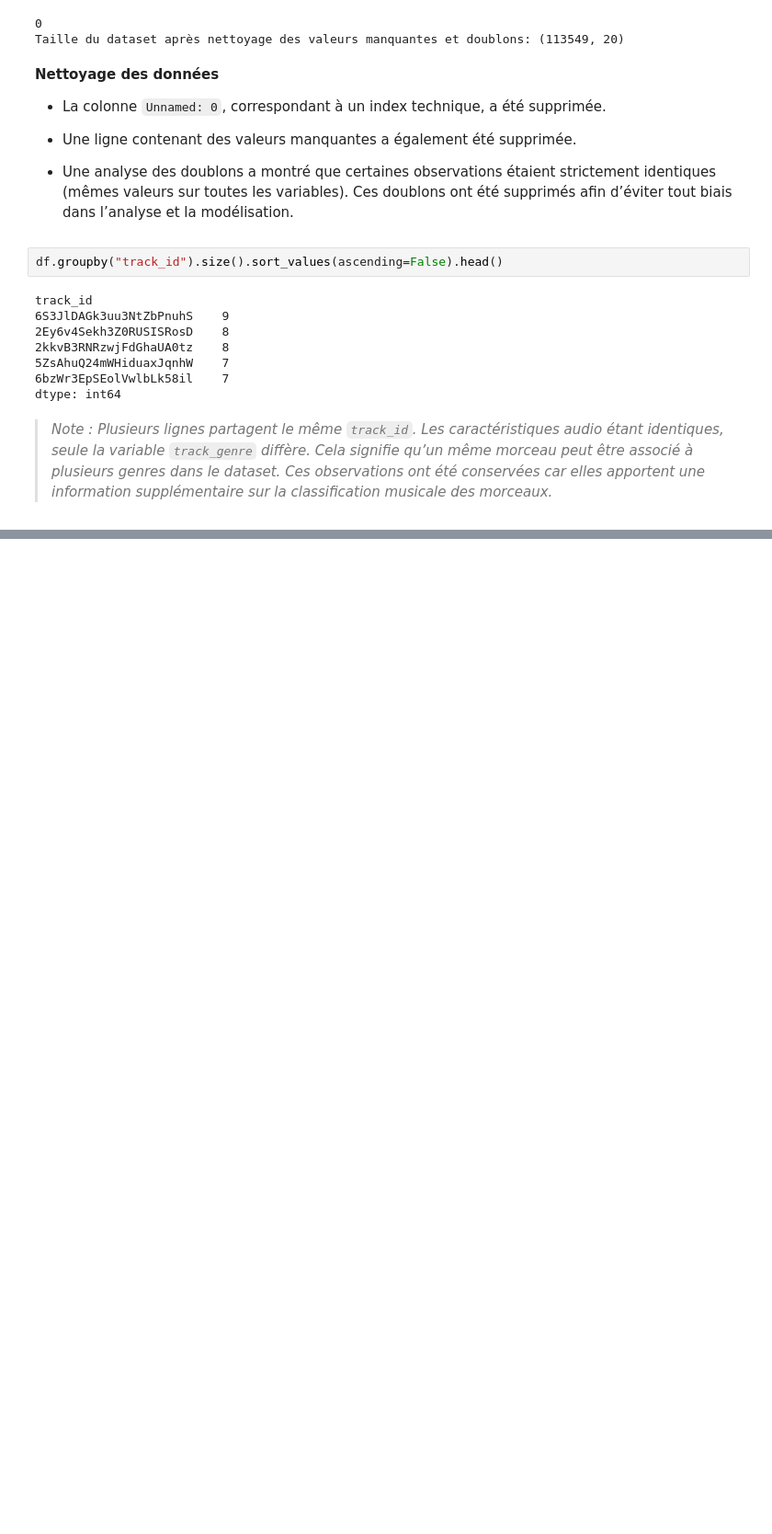
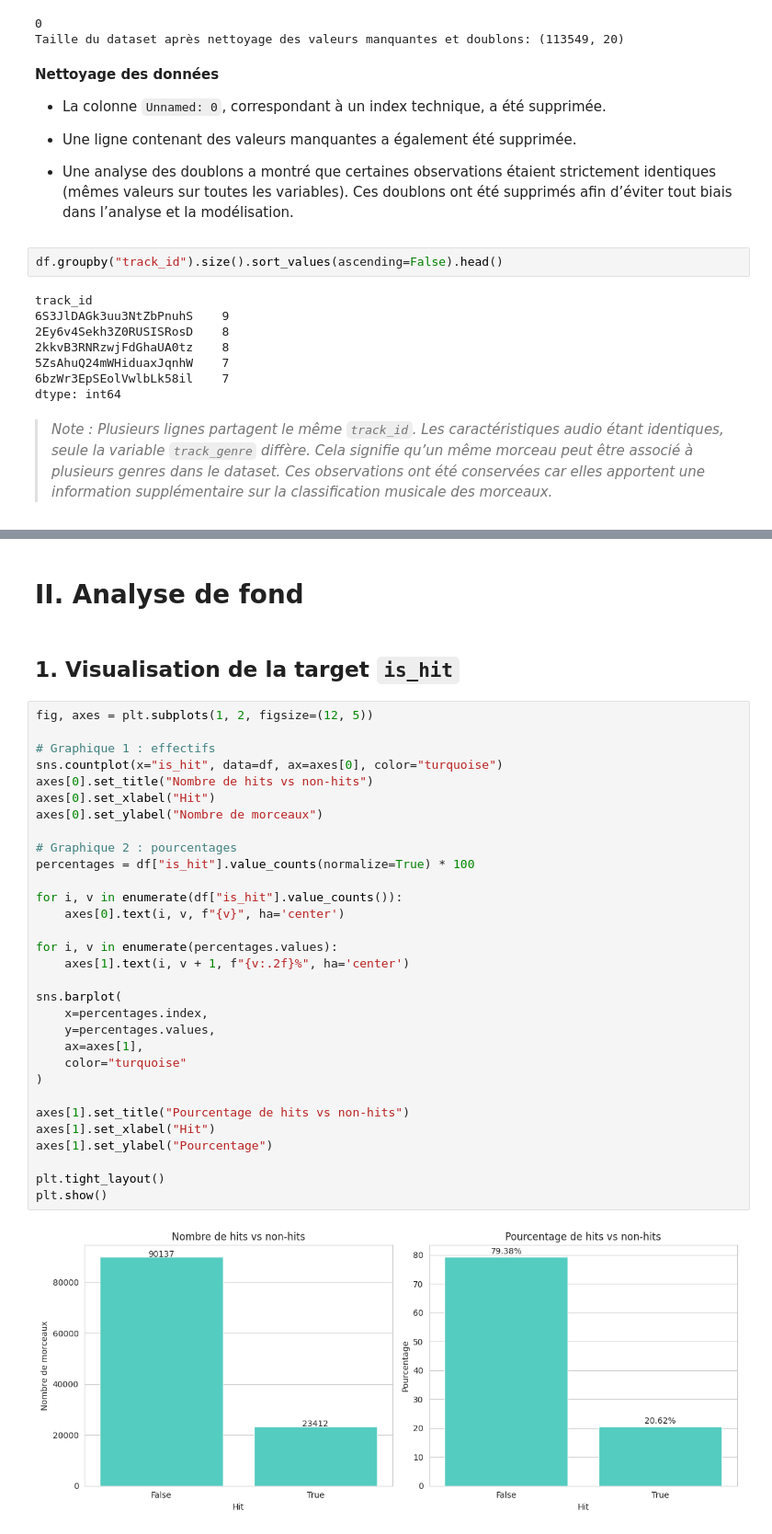
Before and after one commit to elo-labs/spotify-hit-prediction, a Jupyter notebook: notebooks/eda.ipynb, the cells around one changed output, grey strips where cells are left out. Shown at 92% size. Drawn from its saved outputs; the diff is of its cells as text; blank space fills up the shorter version.

```diff
--- a/notebooks/eda.ipynb
+++ b/notebooks/eda.ipynb
@@ -219,0 +304,37 @@ dtype: int64
+# %% [markdown]
+# II. Analyse de fond
+# %% [markdown]
+## 1. Visualisation de la target `is_hit`
+# %%
+fig, axes = plt.subplots(1, 2, figsize=(12, 5))
+
+# Graphique 1 : effectifs
+sns.countplot(x="is_hit", data=df, ax=axes[0], color="turquoise")
+axes[0].set_title("Nombre de hits vs non-hits")
+axes[0].set_xlabel("Hit")
+axes[0].set_ylabel("Nombre de morceaux")
+
+# Graphique 2 : pourcentages
+percentages = df["is_hit"].value_counts(normalize=True) * 100
+
+for i, v in enumerate(df["is_hit"].value_counts()):
+    axes[0].text(i, v, f"{v}", ha='center')
+
+for i, v in enumerate(percentages.values):
+    axes[1].text(i, v + 1, f"{v:.2f}%", ha='center')
+
+sns.barplot(
+    x=percentages.index,
+    y=percentages.values,
+    ax=axes[1],
+    color="turquoise"
+)
+
+axes[1].set_title("Pourcentage de hits vs non-hits")
+axes[1].set_xlabel("Hit")
+axes[1].set_ylabel("Pourcentage")
+
+plt.tight_layout()
+plt.show()
+# %% [output]
+[figure, added]
```
Also changed, not shown: parts of 15 cells of this notebook.
